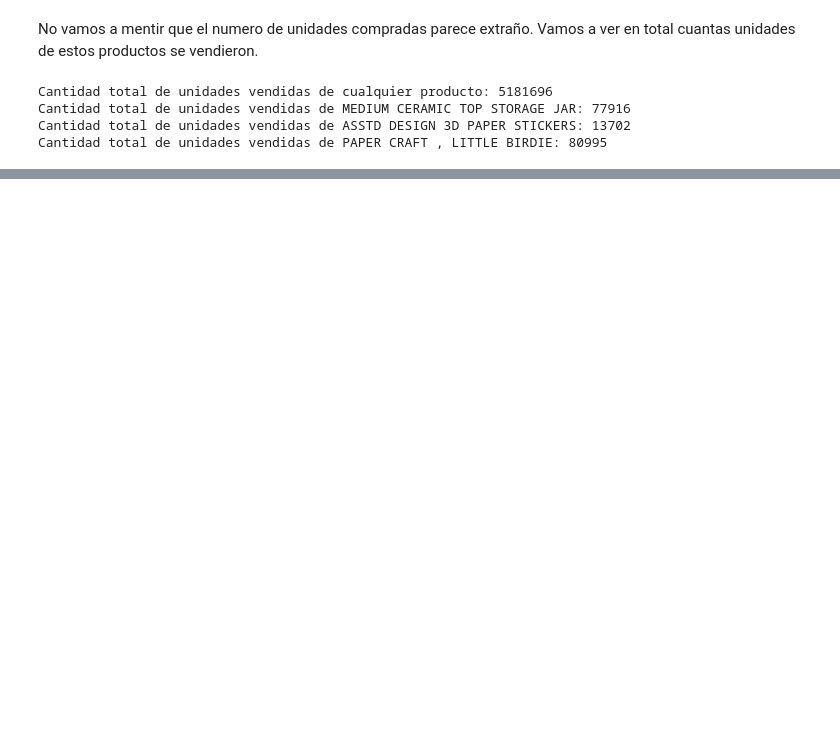
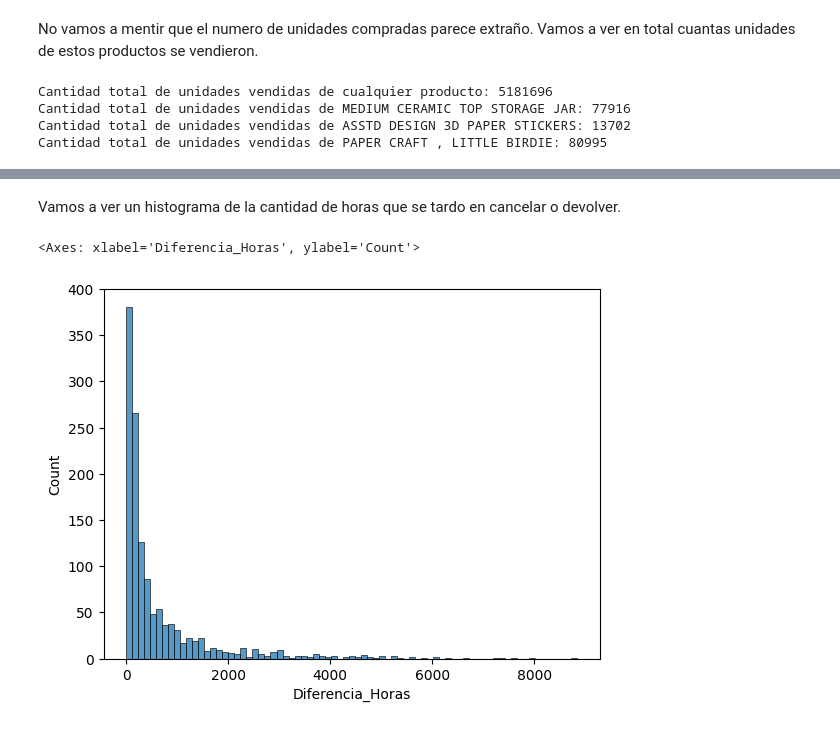
Before and after one commit to PulidoLuciano/RetailClustering, a Jupyter notebook: RetailClustering/notebooks/raw_visualization.ipynb, the cells around one changed output, grey strips where cells are left out. Drawn from its saved outputs; the diff is of its cells as text; code cells hidden in the pictures; blank space fills up the shorter version.

```diff
--- a/RetailClustering/notebooks/raw_visualization.ipynb
+++ b/RetailClustering/notebooks/raw_visualization.ipynb
@@ -149,7 +134,8 @@ plt.show()
 # %% [markdown]
 Hay algo muy interesante, y es que hay casos en donde contamos con valores de cantidad negativos!
 # %%
-retail_df[retail_df['Quantity'] < 0].head()
+devoluciones_df = retail_df[retail_df['Quantity'] < 0]
+devoluciones_df.head()
 # %% [output]
 |  | InvoiceNo | StockCode | Description | Quantity | InvoiceDate | UnitPrice | CustomerID | Country |
 | 141 | C536379 | D | Discount | -1 | 2010-12-01 09:41:00 | 27.50 | 14527.0 | United Kingdom |
@@ -191,0 +248,7 @@ Cantidad total de unidades vendidas de PAPER CRAFT , LITTLE BIRDIE: 80995
+# %% [markdown]
+Vamos a ver un histograma de la cantidad de horas que se tardo en cancelar o devolver.
+# %%
+sns.histplot(result_df['Diferencia_Horas'])
+# %% [output]
+<Axes: xlabel='Diferencia_Horas', ylabel='Count'>
+[figure, added]
```
Also changed, not shown: parts of 26 cells of this notebook.
